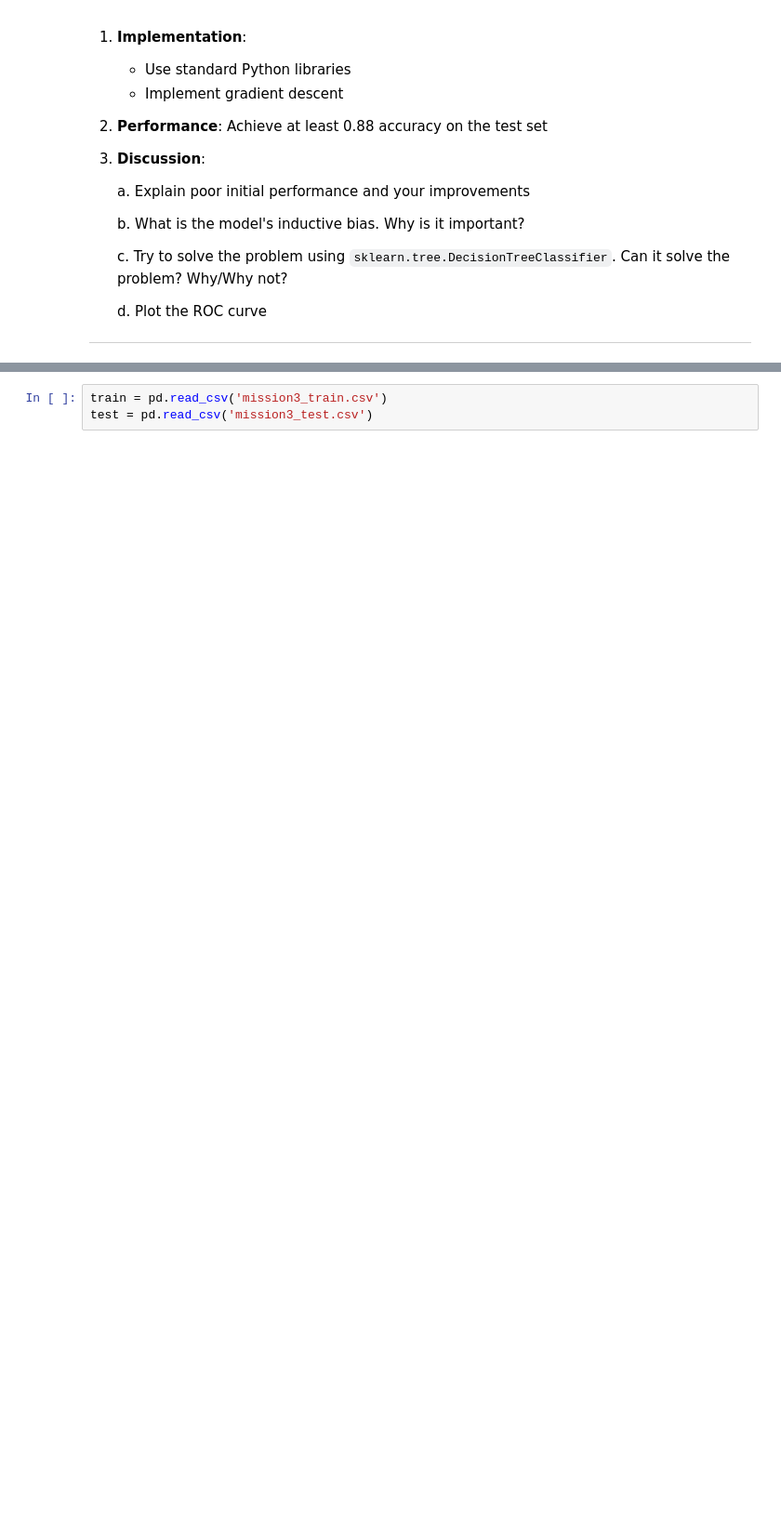
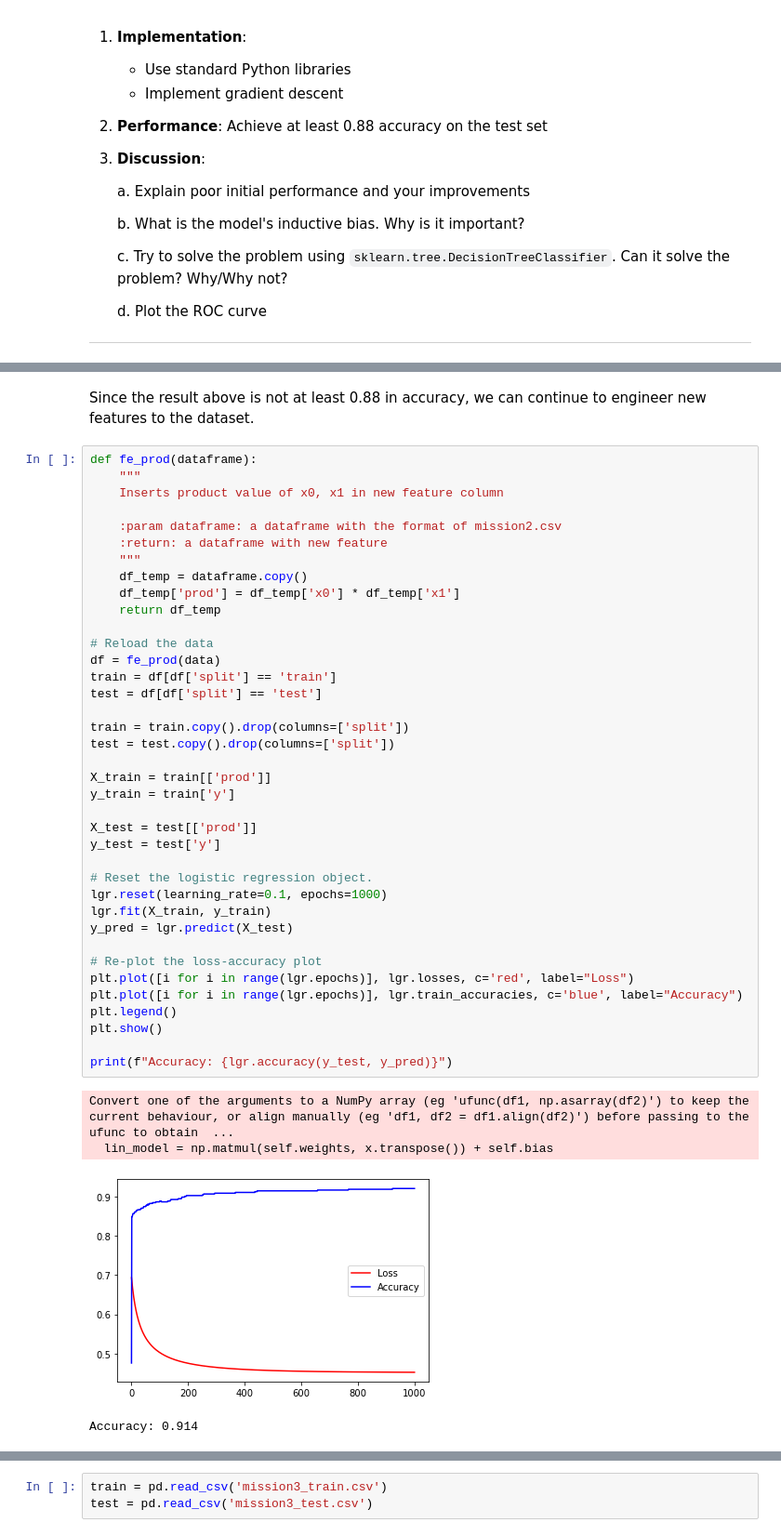
Before and after one commit to jenscaa/TDT4192-Assignments, a Jupyter notebook: Assignment1/Chapter_1.ipynb, the cells around one changed output, grey strips where cells are left out. Shown: that part at 93% size. Cells and saved outputs as stored; diff of their text form; blank space fills up the shorter version.

```diff
--- a/Assignment1/Chapter_1.ipynb
+++ b/Assignment1/Chapter_1.ipynb
@@ -159,0 +235,45 @@ test = data[data['split'] == 'test']
+# %% [markdown]
+Since the result above is not at least 0.88 in accuracy, we can continue to engineer new features to the dataset.
+# %%
+def fe_prod(dataframe):
+    """
+    Inserts product value of x0, x1 in new feature column
+
+    :param dataframe: a dataframe with the format of mission2.csv
+    :return: a dataframe with new feature
+    """
+    df_temp = dataframe.copy()
+    df_temp['prod'] = df_temp['x0'] * df_temp['x1']
+    return df_temp
+
+# Reload the data
+df = fe_prod(data)
+train = df[df['split'] == 'train']
+test = df[df['split'] == 'test']
+
+train = train.copy().drop(columns=['split'])
+test = test.copy().drop(columns=['split'])
+
+X_train = train[['prod']]
+y_train = train['y']
+
+X_test = test[['prod']]
+y_test = test['y']
+
+# Reset the logistic regression object.
+lgr.reset(learning_rate=0.1, epochs=1000)
+lgr.fit(X_train, y_train)
+y_pred = lgr.predict(X_test)
+
+# Re-plot the loss-accuracy plot
+plt.plot([i for i in range(lgr.epochs)], lgr.losses, c='red', label="Loss")
+plt.plot([i for i in range(lgr.epochs)], lgr.train_accuracies, c='blue', label="Accuracy")
+plt.legend()
+plt.show()
+
+print(f"Accuracy: {lgr.accuracy(y_test, y_pred)}")
+# %% [output]
+Convert one of the arguments to a NumPy array (eg 'ufunc(df1, np.asarray(df2)') to keep the current behaviour, or align manually (eg 'df1, df2 = df1.align(df2)') before passing to the ufunc to obtain  ...
+  lin_model = np.matmul(self.weights, x.transpose()) + self.bias
+[figure, added]
+Accuracy: 0.914
```
Also changed, not shown: parts of 15 cells of this notebook, 3 other files.
